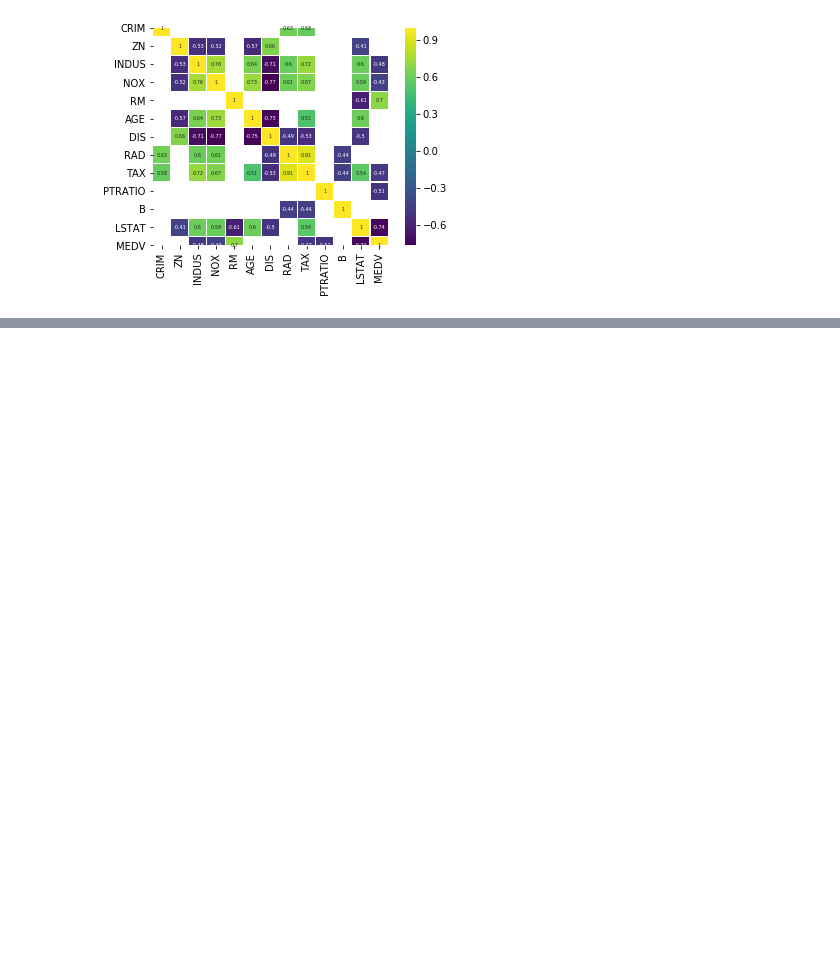
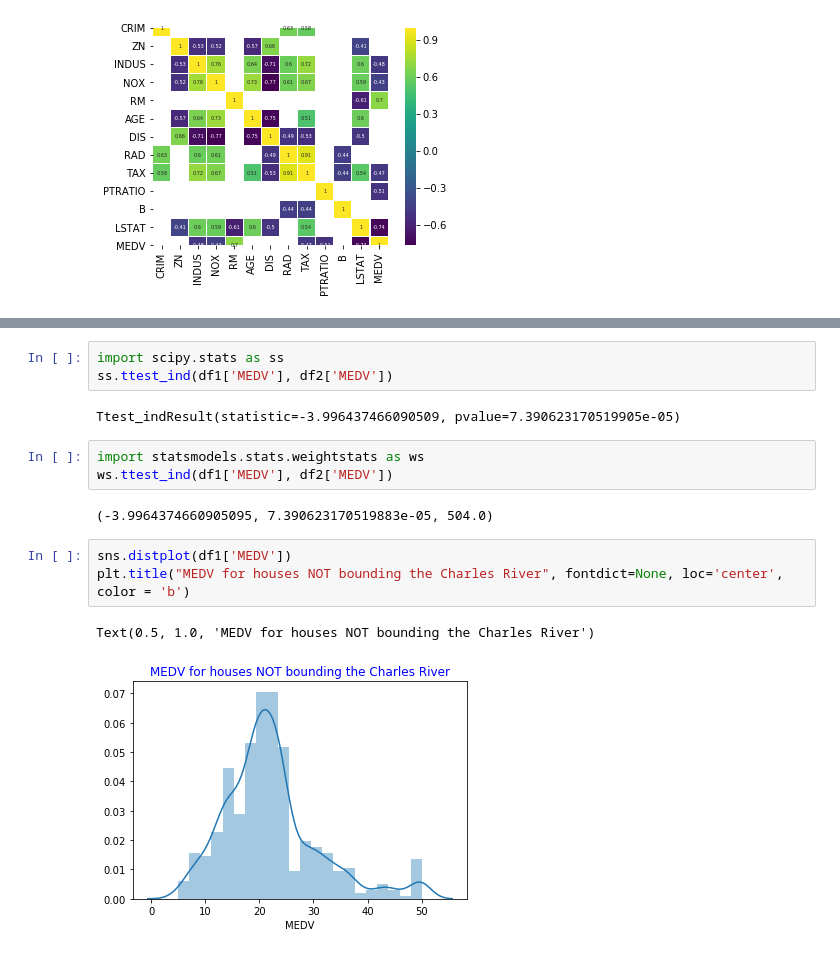
Before and after one commit to jruther/Machine_Learning_Project, a Jupyter notebook: Machine_Learning_Project.ipynb, the cells around one changed output, grey strips where cells are left out. Saved outputs shown, nothing was run; the diff lists cells and outputs as text; blank space fills up the shorter version.

Commit message:
inferential statistics part of the assignment'

```diff
--- a/Machine_Learning_Project.ipynb
+++ b/Machine_Learning_Project.ipynb
@@ -324,0 +414,16 @@ sns.heatmap(corr[(corr>=0.5) | (corr <=-0.4)], cmap='viridis', vmax=1.0, linewid
+# %%
+import scipy.stats as ss
+ss.ttest_ind(df1['MEDV'], df2['MEDV'])
+# %% [output]
+Ttest_indResult(statistic=-3.996437466090509, pvalue=7.390623170519905e-05)
+# %%
+import statsmodels.stats.weightstats as ws
+ws.ttest_ind(df1['MEDV'], df2['MEDV'])
+# %% [output]
+(-3.9964374660905095, 7.390623170519883e-05, 504.0)
+# %%
+sns.distplot(df1['MEDV'])
+plt.title("MEDV for houses NOT bounding the Charles River", fontdict=None, loc='center', color = 'b')
+# %% [output]
+Text(0.5, 1.0, 'MEDV for houses NOT bounding the Charles River')
+[figure, added]
```
Also changed, not shown: parts of 16 cells of this notebook.
